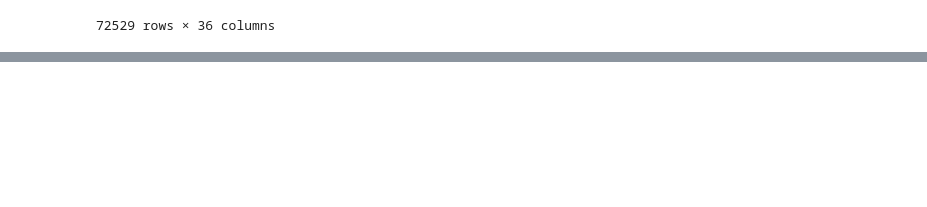
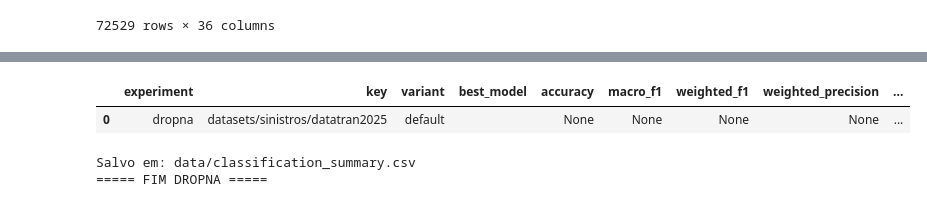
Before and after one commit to afmireski/trabalho_final_ciencia_de_dados, a Jupyter notebook: trabalho_final_afmireski.ipynb, the cells around one changed output, grey strips where cells are left out. Cells and saved outputs as stored; diff of their text form; code cells hidden in the pictures; blank space fills up the shorter version.

```diff
--- a/trabalho_final_afmireski.ipynb
+++ b/trabalho_final_afmireski.ipynb
@@ -113,0 +290,69 @@ display(unique_values_df)
+# %%
+
+print(f"{"=" * 5} DROPNA {"=" * 5}")
+
+dataset="datasets/sinistros/datatran2025"
+target="teve_mortos"
+out_dir = "data"
+test_size = 0.2
+random_state = 42
+
+all_runs = []
+try:
+    run_info = run_one_dataset_with_drop(
+        key=dataset,
+        target=target,
+        out_dir=out_dir,
+        test_size=test_size,
+        random_state=random_state,
+    )
+    all_runs.append(run_info)
+except Exception as e:
+    print(f"\n[ERRO] key={dataset}: {e}")
+    all_runs.append({"key": dataset, "error": str(e)})
+
+
+
+# --- Monta tabelas separadas por tipo de tarefa ---
+
+classification_rows = []
+regression_rows = []
+
+for r in all_runs:
+    base = {"experiment": "dropna", "key": r["key"], "variant": r.get("variant", "default"), "best_model": "", "error": r.get("error", "")}
+
+    if "error" in r and "results" not in r:
+        # Dataset falhou: adiciona na tabela correta com metricas vazias
+        classification_rows.append({**base, "accuracy": None, "macro_f1": None, "weighted_f1": None, "weighted_precision": None, "weighted_recall": None})
+        continue
+
+    best = max(r["results"], key=lambda m: r["results"][m]["weighted_f1"])
+    m = r["results"][best]
+    classification_rows.append({
+        "experiment": "dropna",
+        "key": r["key"],
+        "variant": r["variant"],
+        "best_model": best,
+        "accuracy": round(m["accuracy"], 4),
+        "macro_f1": round(m["macro_f1"], 4),
+        "weighted_f1": round(m["weighted_f1"], 4),
+        "weighted_precision": round(m["weighted_precision"], 4),
+        "weighted_recall": round(m["weighted_recall"], 4),
+        "error": "",
+    })
+
+# Exibe  resultados e salva CSVs
+
+data_path = Path(out_dir)
+
+if classification_rows:
+    clf_df = pd.DataFrame(classification_rows, columns=["experiment", "key", "variant", "best_model", "accuracy", "macro_f1", "weighted_f1", "weighted_precision", "weighted_recall", "error"])
+    print("\n=== Classificacao ===")
+    display(clf_df)
+    clf_path = data_path / "classification_summary.csv"
+    clf_df.to_csv(clf_path, index=False)
+    print("Salvo em:", clf_path)
+
+
+print(f"{"=" * 5} FIM DROPNA {"=" * 5}")
+# %% [output]
@@ -113,0 +376,4 @@ display(unique_values_df)
+|  | experiment | key | variant | best_model | accuracy | macro_f1 | weighted_f1 | weighted_precision | ... |
+| 0 | dropna | datasets/sinistros/datatran2025 | default |  | None | None | None | None | ... |
+Salvo em: data/classification_summary.csv
+===== FIM DROPNA =====
```
Also changed, not shown: parts of 10 cells of this notebook.
